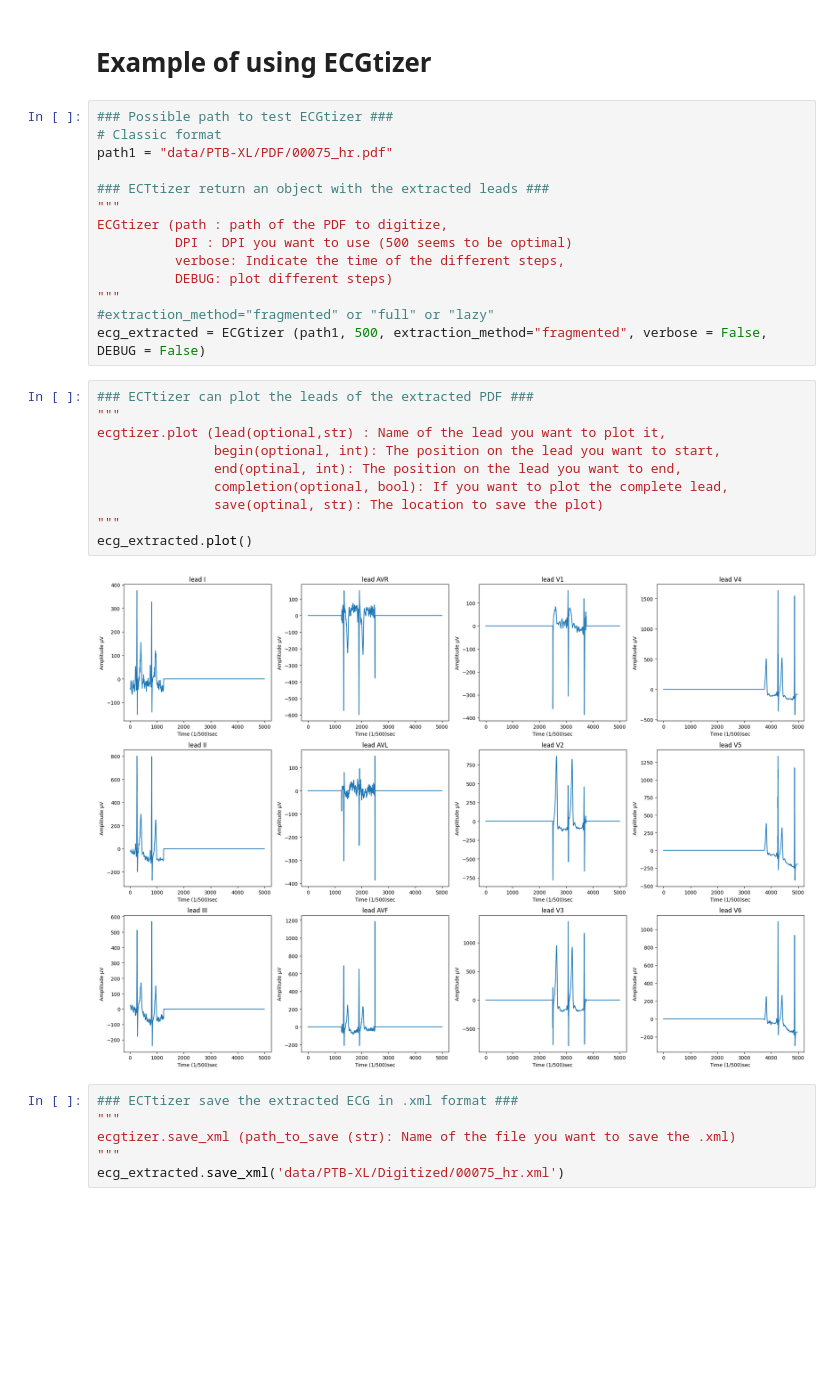
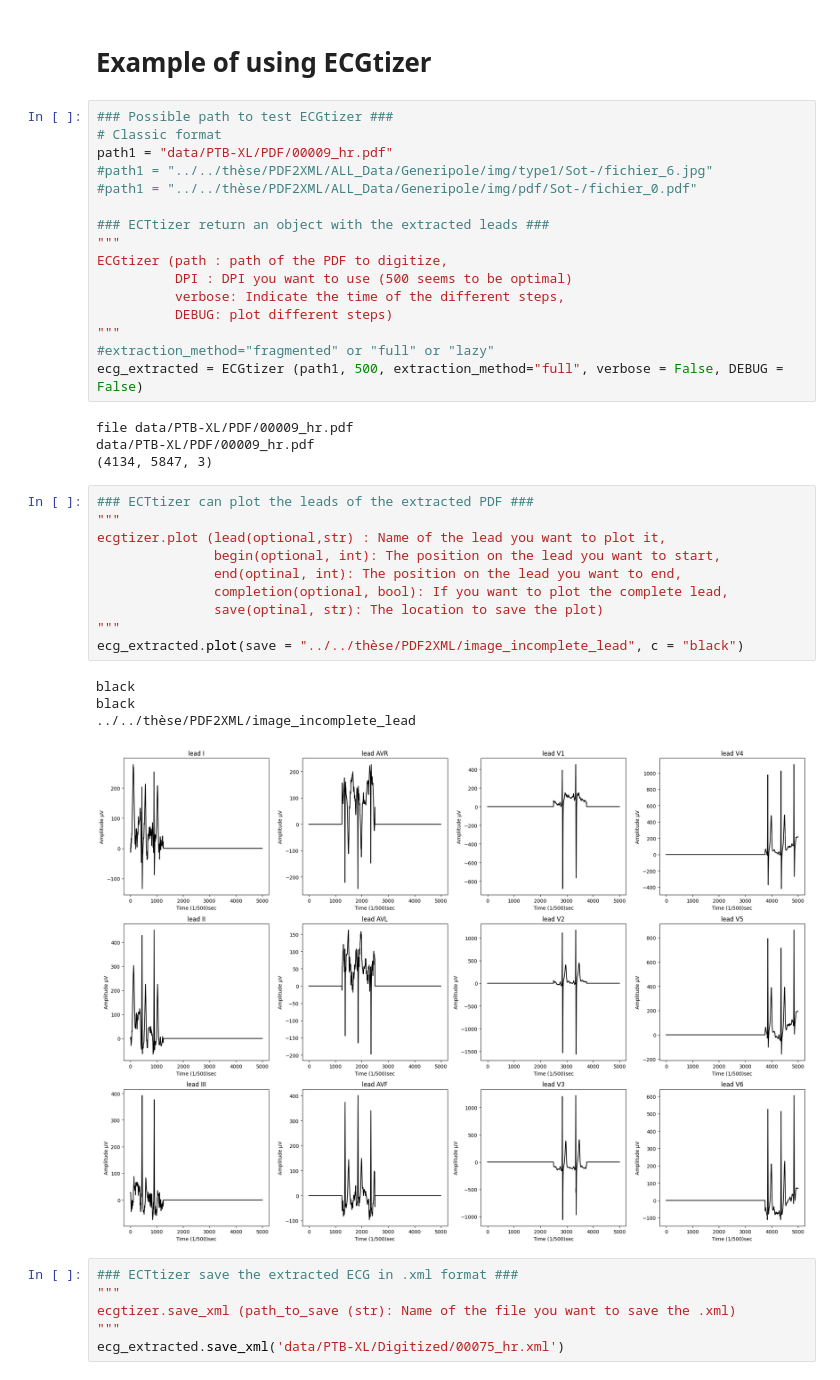
Before and after one commit to UMMISCO/ecgtizer, a Jupyter notebook: Test_ECGtizer.ipynb, the cells around one changed output. Drawn from its saved outputs; the diff is of its cells as text; blank space fills up the shorter version.

```diff
--- a/Test_ECGtizer.ipynb
+++ b/Test_ECGtizer.ipynb
@@ -10,7 +16,9 @@ warnings.filterwarnings("ignore")
 # %%
 ### Possible path to test ECGtizer ###
 # Classic format
-path1 = "data/PTB-XL/PDF/00075_hr.pdf"
+path1 = "data/PTB-XL/PDF/00009_hr.pdf"
+#path1 = "../../thèse/PDF2XML/ALL_Data/Generipole/img/type1/Sot-/fichier_6.jpg"
+#path1 = "../../thèse/PDF2XML/ALL_Data/Generipole/img/pdf/Sot-/fichier_0.pdf"
 
 ### ECTtizer return an object with the extracted leads ###
 """
@@ -20,19 +28,26 @@ ECGtizer (path : path of the PDF to digitize,
           DEBUG: plot different steps)
 """
 #extraction_method="fragmented" or "full" or "lazy"
-ecg_extracted = ECGtizer (path1, 500, extraction_method="fragmented", verbose = False, DEBUG = False)
+ecg_extracted = ECGtizer (path1, 500, extraction_method="full", verbose = False, DEBUG = False)
+# %% [output]
+file data/PTB-XL/PDF/00009_hr.pdf
+data/PTB-XL/PDF/00009_hr.pdf
+(4134, 5847, 3)
 # %%
 ### ECTtizer can plot the leads of the extracted PDF ###
 """
 ecgtizer.plot (lead(optional,str) : Name of the lead you want to plot it,
                begin(optional, int): The position on the lead you want to start,
                end(optinal, int): The position on the lead you want to end,
                completion(optional, bool): If you want to plot the complete lead,
                save(optinal, str): The location to save the plot)
 """
-ecg_extracted.plot()
+ecg_extracted.plot(save = "../../thèse/PDF2XML/image_incomplete_lead", c = "black")
 # %% [output]
+black
+black
+../../thèse/PDF2XML/image_incomplete_lead
-[figure, old version]
+[figure, new version]
 # %%
 ### ECTtizer save the extracted ECG in .xml format ###
 """
```
Also changed, not shown: parts of 5 cells of this notebook, 7 other files.
